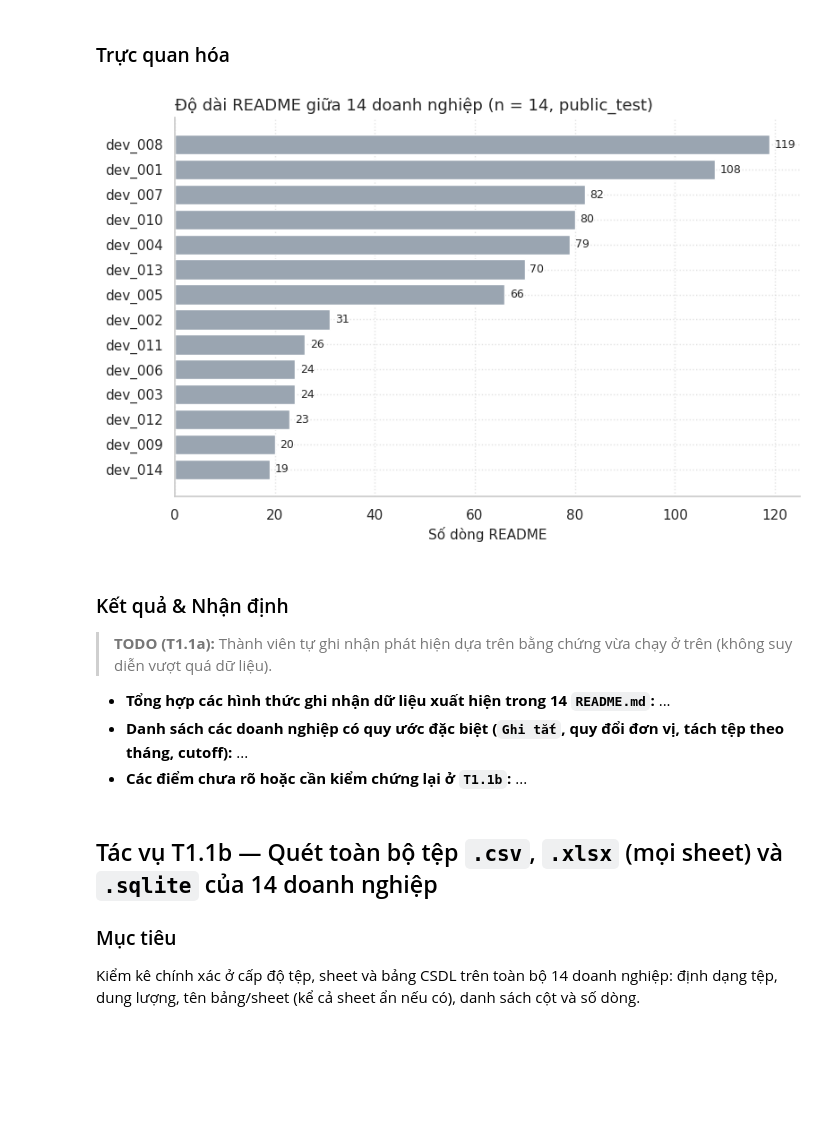
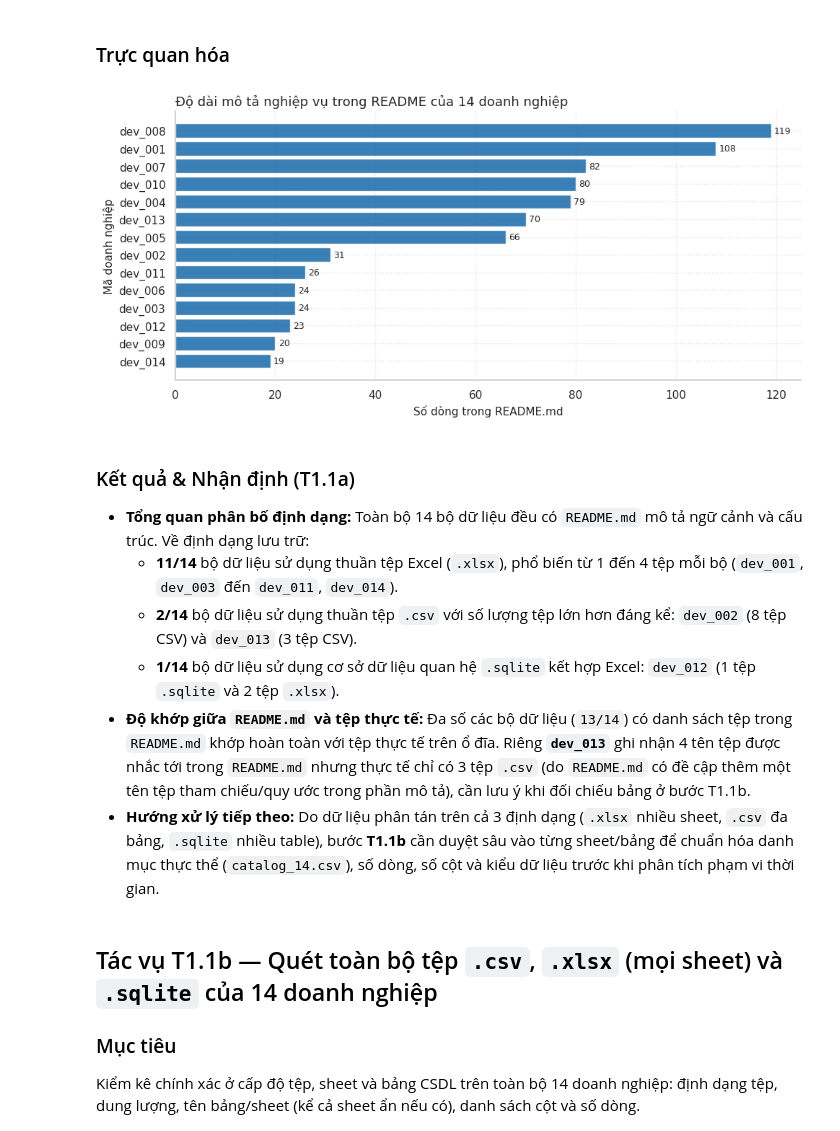
Before and after one commit to itsanhkhoi12/data-visualization-uth, a Jupyter notebook: notebook/01_dataset_discovery.ipynb, the cells around one changed output. Drawn from its saved outputs; the diff is of its cells as text; code cells hidden in the pictures; blank space fills up the shorter version.

Commit message:
feat(phase1): final notebook1 (fix)

```diff
--- a/notebook/01_dataset_discovery.ipynb
+++ b/notebook/01_dataset_discovery.ipynb
@@ -134,9 +166,10 @@ GUIDED_ROOT = config.output_root / "guided_eda"
 PHASE1_ROOT = GUIDED_ROOT / "phase1_dataset_discovery"
 PHASE1_TABLES_DIR = PHASE1_ROOT / "tables"
 PHASE1_FIGURES_DIR = PHASE1_ROOT / "figures"
+PHASE1_DRAFTS_DIR = PHASE1_FIGURES_DIR / "drafts"
 
 assert_not_in_raw(config.raw_root, GUIDED_ROOT)
-for target_dir in (PHASE1_ROOT, PHASE1_TABLES_DIR, PHASE1_FIGURES_DIR):
+for target_dir in (PHASE1_ROOT, PHASE1_TABLES_DIR, PHASE1_FIGURES_DIR, PHASE1_DRAFTS_DIR):
     assert_safe_output(config.output_root, target_dir)
     target_dir.mkdir(parents=True, exist_ok=True)
 
@@ -147,7 +180,8 @@ print(f"Tệp rulebook          : {context.rulebook_path.name} (tồn tại)")
 print(f"Tệp lịch âm/dương     : {context.calendar_path.name} (tồn tại)")
 print(f"Chặn questions.jsonl  : {is_benchmark_file(questions_candidate)} (đã khóa đọc)")
 print(f"Thư mục bảng Phase 1  : {PHASE1_TABLES_DIR}")
-print(f"Thư mục hình Phase 1  : {PHASE1_FIGURES_DIR}")
+print(f"Thư mục hình Hồi 1    : {PHASE1_FIGURES_DIR}")
+print(f"Thư mục hình bản nháp : {PHASE1_DRAFTS_DIR}")
 # %% [output]
 Đường dẫn public_test : C:\Users\teteb\Desktop\pythoncode\data-visualization-uth\data\public_test
 Chế độ chỉ đọc        : True
@@ -466,7 +473,7 @@ for biz, doc in readme_docs.items():
         "has_unit_conversion": bool(re.search(r"quy đổi|đơn vị", low)),
         "has_ghi_tat": "ghi tắt" in low,
         "has_shift_note": bool(re.search(r"\bca\b|ca làm", low)),
-        "files_described_n": len(described),
+        "files_described_n": len(actual & set(described)),
         "files_actual_n": len(actual),
         "files_not_described": " | ".join(sorted(actual - set(described))),
     })
@@ -496,24 +503,26 @@ Chưa bắt được cutoff: []
 ### Trực quan hóa
 # %%
 d = readme_metadata_df.sort_values("readme_line_count")
-fig, ax = plt.subplots(figsize=(9, 5.5))
-ax.barh(d["business_id"], d["readme_line_count"], color=COLOR_GRAY)
-ax.set_xlabel("Số dòng README")
-ax.set_title("Độ dài README giữa 14 doanh nghiệp (n = 14, public_test)")
-for y, v in enumerate(d["readme_line_count"]):
-    ax.text(v + 1, y, str(v), va="center", fontsize=9)
-fig.savefig(PHASE1_FIGURES_DIR / "readme_length.png")
+fig, ax = plt.subplots(figsize=(10, 4.8))
+bars = ax.barh(d["business_id"], d["readme_line_count"], color=COLOR_ACCENT_BLUE, alpha=0.85)
+ax.set_xlabel("Số dòng trong README.md")
+ax.set_ylabel("Mã doanh nghiệp")
+ax.set_title("Độ dài mô tả nghiệp vụ trong README của 14 doanh nghiệp")
+ax.bar_label(bars, padding=3, fontsize=9)
+fig.tight_layout()
+fig.savefig(PHASE1_DRAFTS_DIR / "readme_length.png", dpi=120)
 plt.show()
 # %% [output]
-[figure, old version]
+[figure, new version]
 # %% [markdown]
-### Kết quả & Nhận định
+### Kết quả & Nhận định (T1.1a)
 
-> **TODO (T1.1a):** Thành viên tự ghi nhận phát hiện dựa trên bằng chứng vừa chạy ở trên (không suy diễn vượt quá dữ liệu).
-
-- **Tổng hợp các hình thức ghi nhận dữ liệu xuất hiện trong 14 `README.md`:** ...
-- **Danh sách các doanh nghiệp có quy ước đặc biệt (`Ghi tắt`, quy đổi đơn vị, tách tệp theo tháng, cutoff):** ...
-- **Các điểm chưa rõ hoặc cần kiểm chứng lại ở `T1.1b`:** ...
+* **Tổng quan phân bố định dạng:** Toàn bộ 14 bộ dữ liệu đều có `README.md` mô tả ngữ cảnh và cấu trúc. Về định dạng lưu trữ:
+  * **11/14** bộ dữ liệu sử dụng thuần tệp Excel (`.xlsx`), phổ biến từ 1 đến 4 tệp mỗi bộ (`dev_001`, `dev_003` đến `dev_011`, `dev_014`).
+  * **2/14** bộ dữ liệu sử dụng thuần tệp `.csv` với số lượng tệp lớn hơn đáng kể: `dev_002` (8 tệp CSV) và `dev_013` (3 tệp CSV).
+  * **1/14** bộ dữ liệu sử dụng cơ sở dữ liệu quan hệ `.sqlite` kết hợp Excel: `dev_012` (1 tệp `.sqlite` và 2 tệp `.xlsx`).
+* **Độ khớp giữa `README.md` và tệp thực tế:** Đa số các bộ dữ liệu (`13/14`) có danh sách tệp trong `README.md` khớp hoàn toàn với tệp thực tế trên ổ đĩa. Riêng **`dev_013`** ghi nhận 4 tên tệp được nhắc tới trong `README.md` nhưng thực tế chỉ có 3 tệp `.csv` (do `README.md` có đề cập thêm một tên tệp tham chiếu/quy ước trong phần mô tả), cần lưu ý khi đối chiếu bảng ở bước T1.1b.
+* **Hướng xử lý tiếp theo:** Do dữ liệu phân tán trên cả 3 định dạng (`.xlsx` nhiều sheet, `.csv` đa bảng, `.sqlite` nhiều table), bước **T1.1b** cần duyệt sâu vào từng sheet/bảng để chuẩn hóa danh mục thực thể (`catalog_14.csv`), số dòng, số cột và kiểu dữ liệu trước khi phân tích phạm vi thời gian.
 # %% [markdown]
 ## Tác vụ T1.1b — Quét toàn bộ tệp `.csv`, `.xlsx` (mọi sheet) và `.sqlite` của 14 doanh nghiệp
 
```
Also changed, not shown: parts of 40 cells of this notebook, 1 other file.
